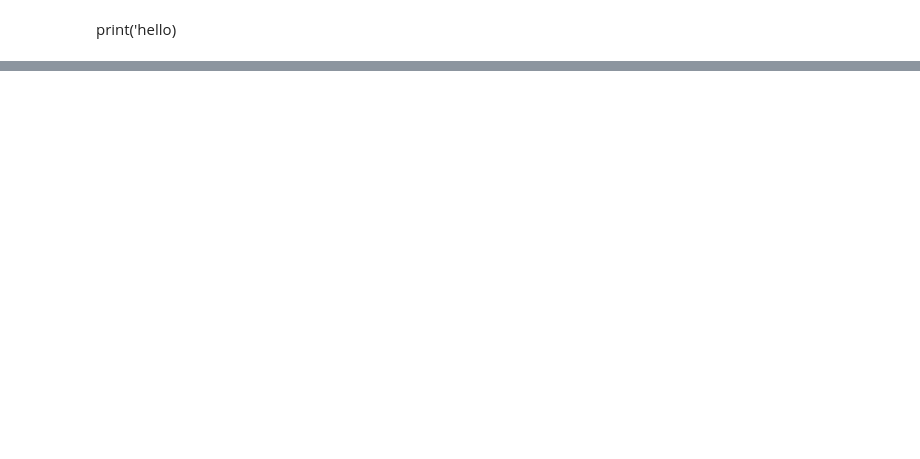
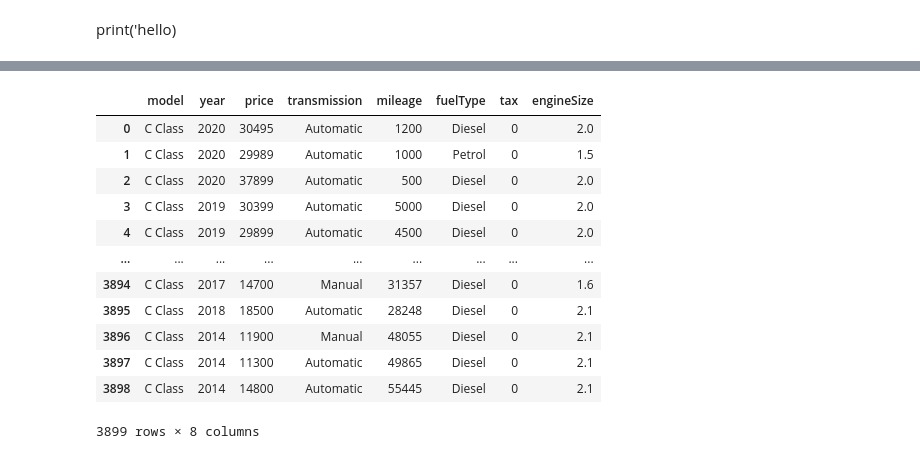
Before and after one commit to d-widyantama/ML-Regression-UsedCarsPrediction-finpro-alpha, a Jupyter notebook: 1-Data Preparation.ipynb, the cells around one changed output, grey strips where cells are left out. Cells and saved outputs as stored; diff of their text form; code cells hidden in the pictures; blank space fills up the shorter version.

```diff
--- a/1-Data Preparation.ipynb
+++ b/1-Data Preparation.ipynb
@@ -48,0 +136,17 @@ print('hello)
+# %%
+cclass.insert(6, 'tax', 0)
+cclass
+# %% [output]
+|  | model | year | price | transmission | mileage | fuelType | tax | engineSize |
+| 0 | C Class | 2020 | 30495 | Automatic | 1200 | Diesel | 0 | 2.0 |
+| 1 | C Class | 2020 | 29989 | Automatic | 1000 | Petrol | 0 | 1.5 |
+| 2 | C Class | 2020 | 37899 | Automatic | 500 | Diesel | 0 | 2.0 |
+| 3 | C Class | 2019 | 30399 | Automatic | 5000 | Diesel | 0 | 2.0 |
+| 4 | C Class | 2019 | 29899 | Automatic | 4500 | Diesel | 0 | 2.0 |
+| ... | ... | ... | ... | ... | ... | ... | ... | ... |
+| 3894 | C Class | 2017 | 14700 | Manual | 31357 | Diesel | 0 | 1.6 |
+| 3895 | C Class | 2018 | 18500 | Automatic | 28248 | Diesel | 0 | 2.1 |
+| 3896 | C Class | 2014 | 11900 | Manual | 48055 | Diesel | 0 | 2.1 |
+| 3897 | C Class | 2014 | 11300 | Automatic | 49865 | Diesel | 0 | 2.1 |
+| 3898 | C Class | 2014 | 14800 | Automatic | 55445 | Diesel | 0 | 2.1 |
+3899 rows × 8 columns
```
Also changed, not shown: parts of 18 cells of this notebook.
